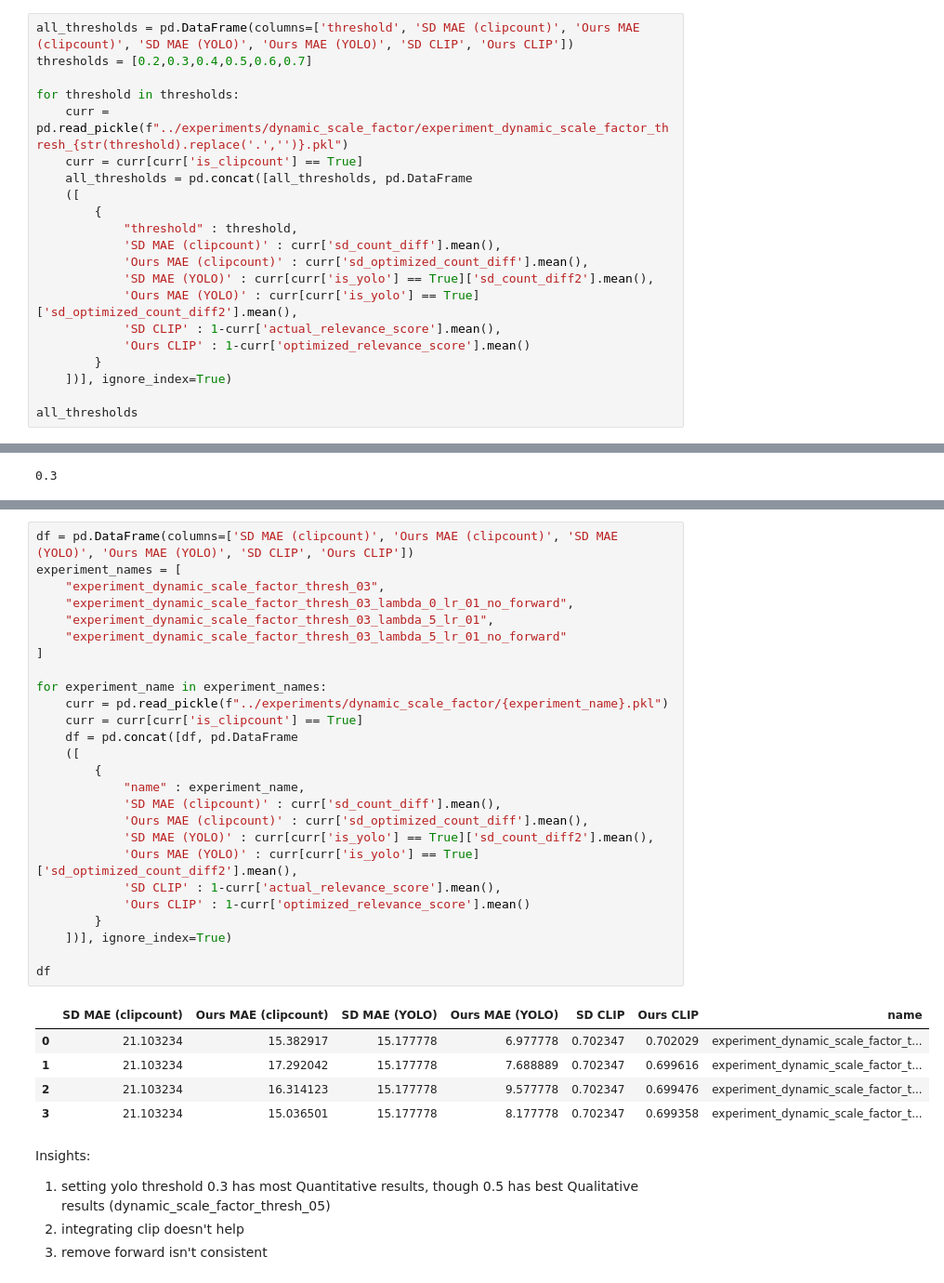
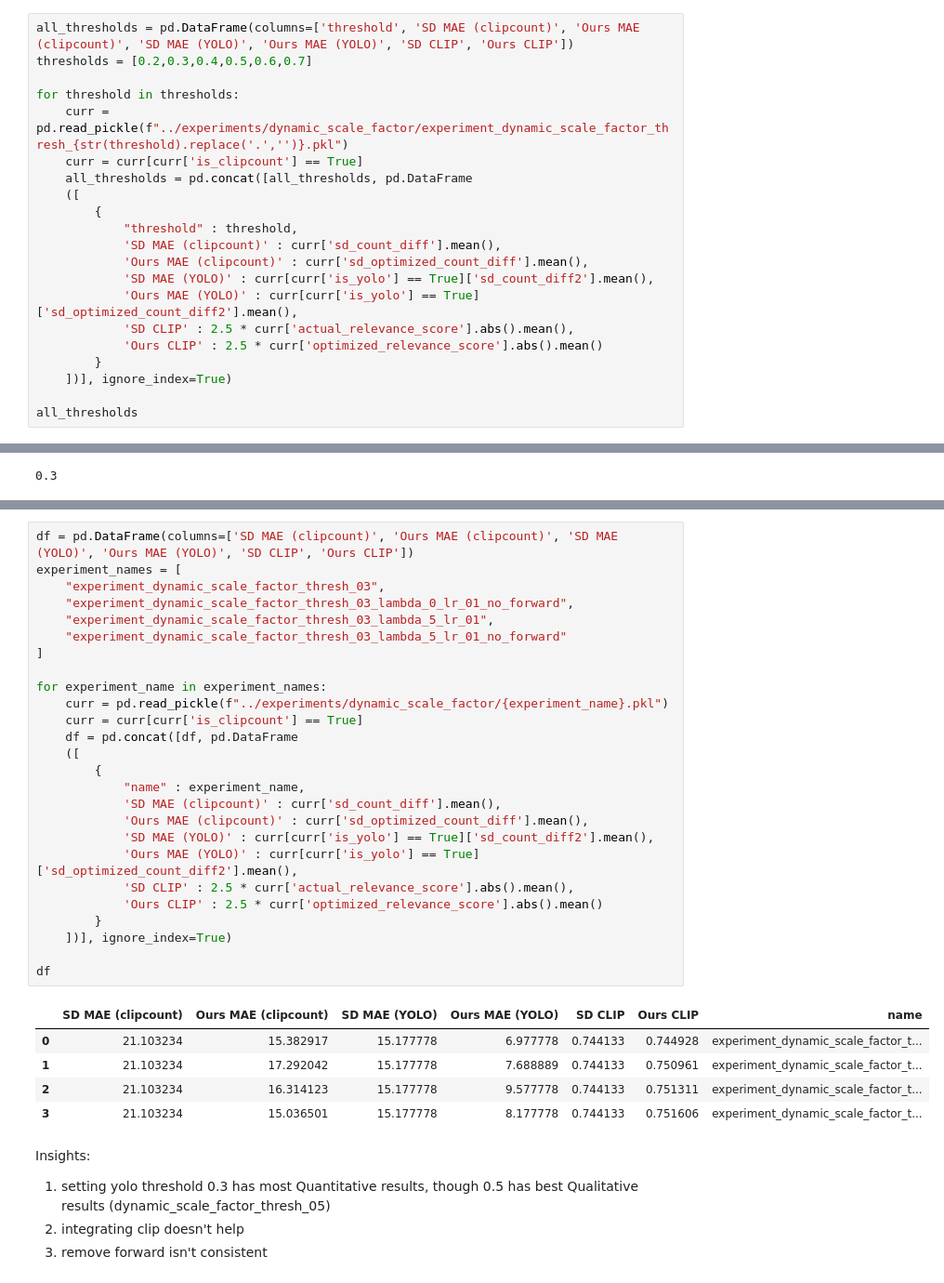
Before and after one commit to ozzafar/discriminative_class_tokens_for_counting, a Jupyter notebook: notebooks/evaluate_dynamic_scale_factor.ipynb, the cells around one changed output, grey strips where cells are left out. Shown at 93% size. Cells and saved outputs as stored; diff of their text form.

```diff
--- a/notebooks/evaluate_dynamic_scale_factor.ipynb
+++ b/notebooks/evaluate_dynamic_scale_factor.ipynb
@@ -18,8 +18,8 @@ for threshold in thresholds:
             'Ours MAE (clipcount)' : curr['sd_optimized_count_diff'].mean(),
             'SD MAE (YOLO)' : curr[curr['is_yolo'] == True]['sd_count_diff2'].mean(),
             'Ours MAE (YOLO)' : curr[curr['is_yolo'] == True]['sd_optimized_count_diff2'].mean(),
-            'SD CLIP' : 1-curr['actual_relevance_score'].mean(),
-            'Ours CLIP' : 1-curr['optimized_relevance_score'].mean()
+            'SD CLIP' : 2.5 * curr['actual_relevance_score'].abs().mean(),
+            'Ours CLIP' : 2.5 * curr['optimized_relevance_score'].abs().mean()
         }
     ])], ignore_index=True)
 
@@ -77,35 +77,35 @@ group_experiment_by_amount(best_threshold_df)
 # %%
 df = pd.DataFrame(columns=['SD MAE (clipcount)', 'Ours MAE (clipcount)', 'SD MAE (YOLO)', 'Ours MAE (YOLO)', 'SD CLIP', 'Ours CLIP'])
 experiment_names = [
     "experiment_dynamic_scale_factor_thresh_03",
     "experiment_dynamic_scale_factor_thresh_03_lambda_0_lr_01_no_forward",
     "experiment_dynamic_scale_factor_thresh_03_lambda_5_lr_01",
     "experiment_dynamic_scale_factor_thresh_03_lambda_5_lr_01_no_forward"
 ]
 
 for experiment_name in experiment_names:
     curr = pd.read_pickle(f"../experiments/dynamic_scale_factor/{experiment_name}.pkl")
     curr = curr[curr['is_clipcount'] == True]
     df = pd.concat([df, pd.DataFrame
     ([
         {
             "name" : experiment_name,
             'SD MAE (clipcount)' : curr['sd_count_diff'].mean(),
             'Ours MAE (clipcount)' : curr['sd_optimized_count_diff'].mean(),
             'SD MAE (YOLO)' : curr[curr['is_yolo'] == True]['sd_count_diff2'].mean(),
             'Ours MAE (YOLO)' : curr[curr['is_yolo'] == True]['sd_optimized_count_diff2'].mean(),
-            'SD CLIP' : 1-curr['actual_relevance_score'].mean(),
-            'Ours CLIP' : 1-curr['optimized_relevance_score'].mean()
+            'SD CLIP' : 2.5 * curr['actual_relevance_score'].abs().mean(),
+            'Ours CLIP' : 2.5 * curr['optimized_relevance_score'].abs().mean()
         }
     ])], ignore_index=True)
 
 df
 # %% [output]
 |  | SD MAE (clipcount) | Ours MAE (clipcount) | SD MAE (YOLO) | Ours MAE (YOLO) | SD CLIP | Ours CLIP | name |
-| 0 | 21.103234 | 15.382917 | 15.177778 | 6.977778 | 0.702347 | 0.702029 | experiment_dynamic_scale_factor_t... |
-| 1 | 21.103234 | 17.292042 | 15.177778 | 7.688889 | 0.702347 | 0.699616 | experiment_dynamic_scale_factor_t... |
-| 2 | 21.103234 | 16.314123 | 15.177778 | 9.577778 | 0.702347 | 0.699476 | experiment_dynamic_scale_factor_t... |
-| 3 | 21.103234 | 15.036501 | 15.177778 | 8.177778 | 0.702347 | 0.699358 | experiment_dynamic_scale_factor_t... |
+| 0 | 21.103234 | 15.382917 | 15.177778 | 6.977778 | 0.744133 | 0.744928 | experiment_dynamic_scale_factor_t... |
+| 1 | 21.103234 | 17.292042 | 15.177778 | 7.688889 | 0.744133 | 0.750961 | experiment_dynamic_scale_factor_t... |
+| 2 | 21.103234 | 16.314123 | 15.177778 | 9.577778 | 0.744133 | 0.751311 | experiment_dynamic_scale_factor_t... |
+| 3 | 21.103234 | 15.036501 | 15.177778 | 8.177778 | 0.744133 | 0.751606 | experiment_dynamic_scale_factor_t... |
 # %% [markdown]
 Insights:
 1. setting yolo threshold 0.3 has most Quantitative results, though 0.5 has best Qualitative results (dynamic_scale_factor_thresh_05)
```
Also changed, not shown: parts of 6 cells of this notebook, 4 other files.
